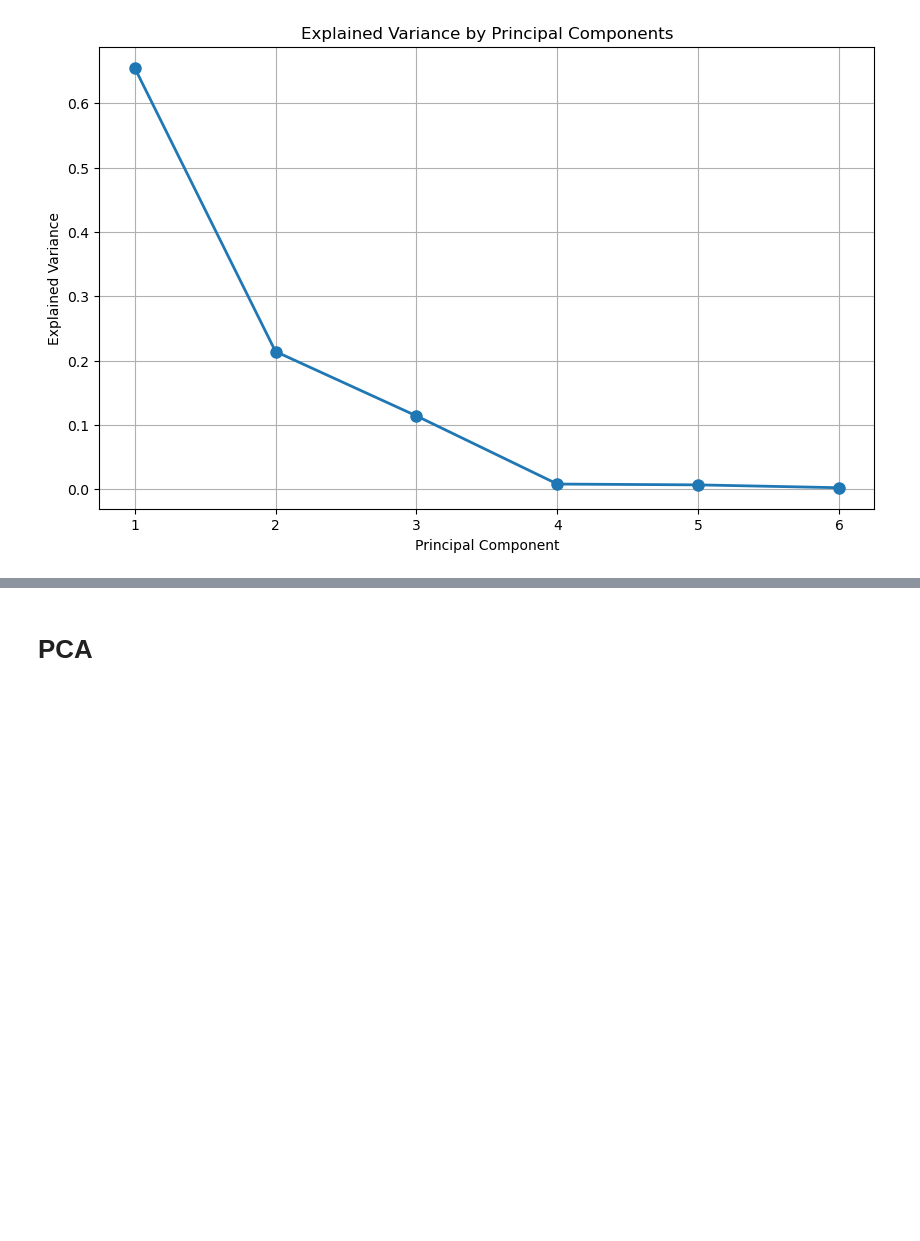
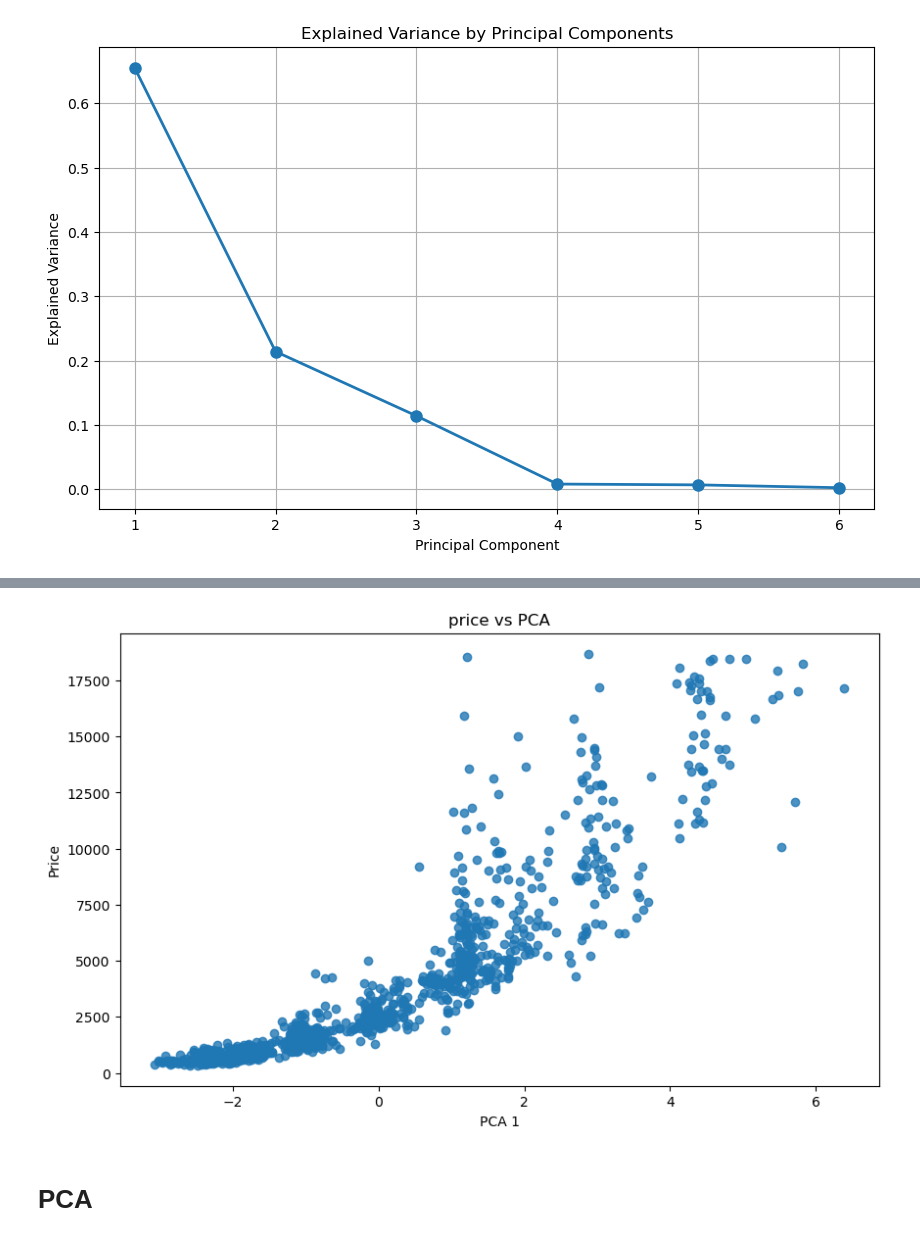
Before and after one commit to Mioupytjh/ML-and-DM, a Jupyter notebook: pca.ipynb, the cells around one changed output, grey strips where cells are left out. Saved outputs shown, nothing was run; the diff lists cells and outputs as text; code cells hidden in the pictures; blank space fills up the shorter version.

```diff
--- a/pca.ipynb
+++ b/pca.ipynb
@@ -157,3 +204,13 @@ array([[ 4.95367277e-01, -6.82243940e-04,  1.20581388e-01,
+# %%
+
+plt.figure(figsize=(10, 6))
+plt.scatter(Z_sample[:, 0], df_org['price'][sample_indices], alpha=0.8)
+plt.xlabel('PCA 1')
+plt.ylabel('Price')
+plt.title("price vs PCA 1")
+plt.show()
+# %% [output]
+[figure, added]
 # %% [markdown]
 # PCA
 # %% [markdown]
```
Also changed, not shown: parts of 12 cells of this notebook.
